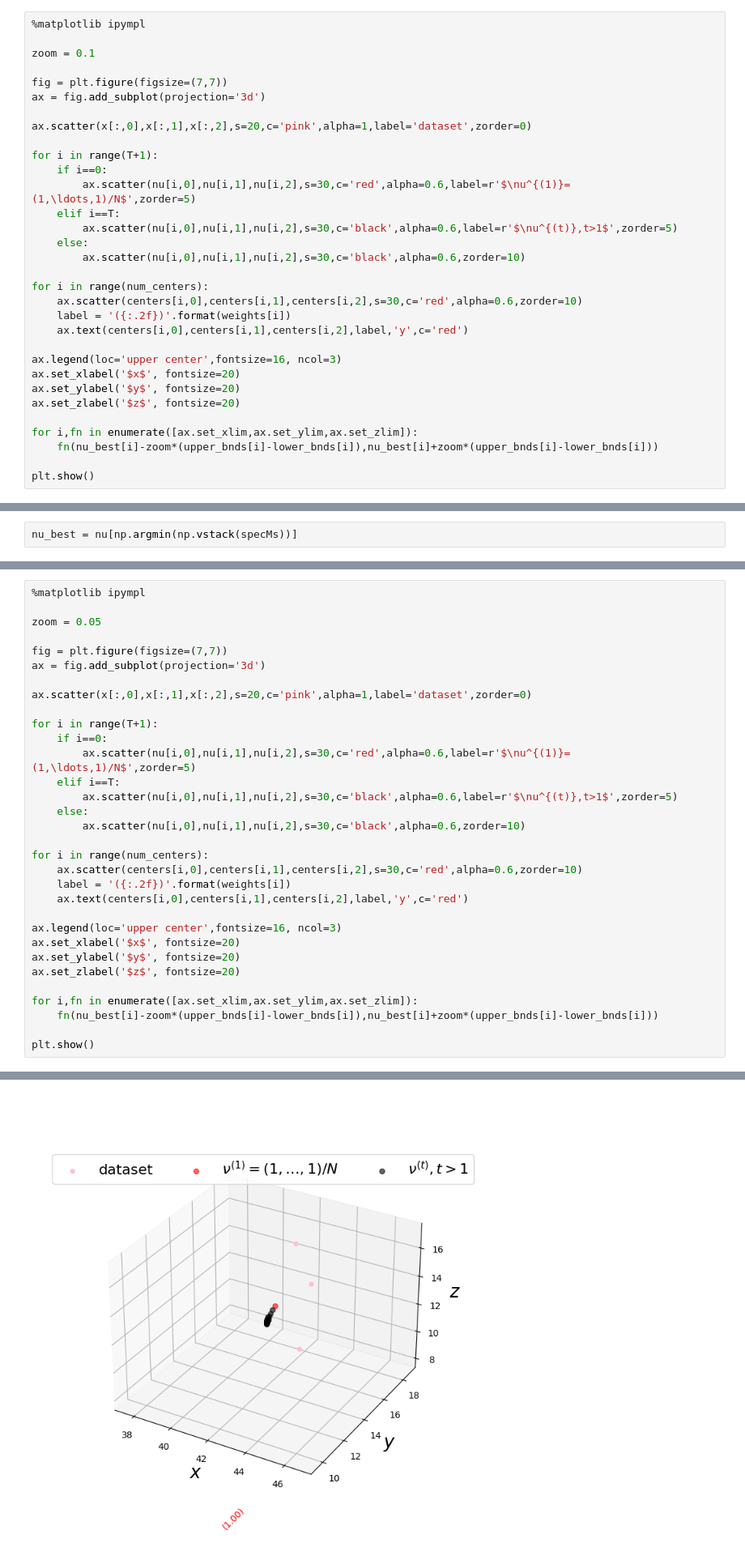
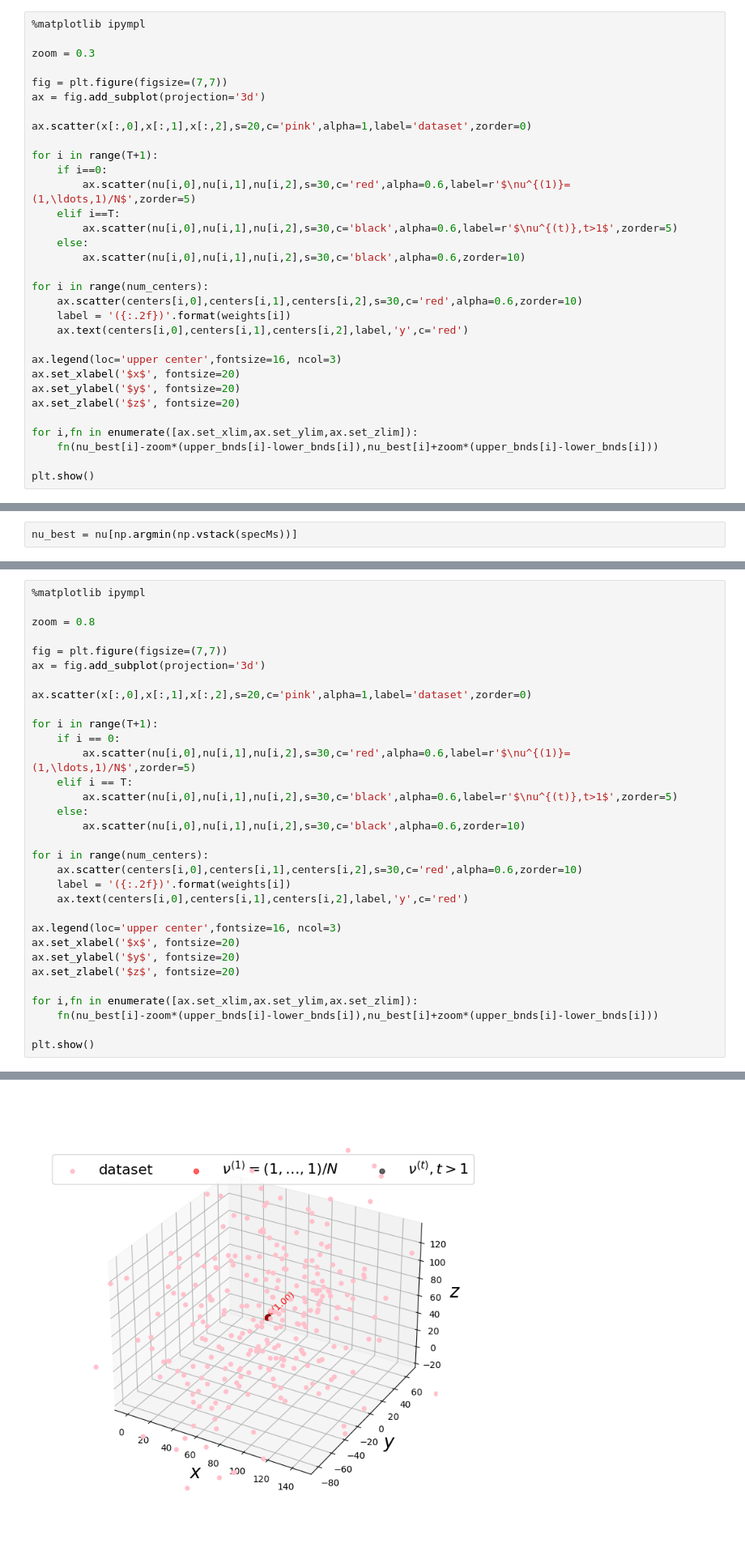
Before and after one commit to ordavidov/robust_mean_estimation, a Jupyter notebook: mean_estimation.ipynb, the cells around one changed output, grey strips where cells are left out. Shown at 81% size. Saved outputs shown, nothing was run; the diff lists cells and outputs as text.

```diff
--- a/mean_estimation.ipynb
+++ b/mean_estimation.ipynb
@@ -139,7 +136,7 @@ array([[43.72091438,  7.14574662,  3.04126905]])
 # %%
 %matplotlib ipympl
 
-zoom = 0.1
+zoom = 0.3
 
 fig = plt.figure(figsize=(7,7))
 ax = fig.add_subplot(projection='3d')
@@ -239,35 +235,35 @@ array([[43.72091438,  7.14574662,  3.04126905]])
 # %%
 %matplotlib ipympl
 
-zoom = 0.05
+zoom = 0.8
 
 fig = plt.figure(figsize=(7,7))
 ax = fig.add_subplot(projection='3d')
 
 ax.scatter(x[:,0],x[:,1],x[:,2],s=20,c='pink',alpha=1,label='dataset',zorder=0)
 
 for i in range(T+1):
-    if i==0:
+    if i == 0:
         ax.scatter(nu[i,0],nu[i,1],nu[i,2],s=30,c='red',alpha=0.6,label=r'$\nu^{(1)}=(1,\ldots,1)/N$',zorder=5)
-    elif i==T:
+    elif i == T:
         ax.scatter(nu[i,0],nu[i,1],nu[i,2],s=30,c='black',alpha=0.6,label=r'$\nu^{(t)},t>1$',zorder=5)
     else:
         ax.scatter(nu[i,0],nu[i,1],nu[i,2],s=30,c='black',alpha=0.6,zorder=10)
 
 for i in range(num_centers):
     ax.scatter(centers[i,0],centers[i,1],centers[i,2],s=30,c='red',alpha=0.6,zorder=10)
     label = '({:.2f})'.format(weights[i])
     ax.text(centers[i,0],centers[i,1],centers[i,2],label,'y',c='red')
 
 ax.legend(loc='upper center',fontsize=16, ncol=3)
 ax.set_xlabel('$x$', fontsize=20)
 ax.set_ylabel('$y$', fontsize=20)
 ax.set_zlabel('$z$', fontsize=20)
 
 for i,fn in enumerate([ax.set_xlim,ax.set_ylim,ax.set_zlim]):
     fn(nu_best[i]-zoom*(upper_bnds[i]-lower_bnds[i]),nu_best[i]+zoom*(upper_bnds[i]-lower_bnds[i]))
 
 plt.show()
 # %% [output]
 Warning: Cannot change to a different GUI toolkit: ipympl. Using widget instead.
-[figure, old version]
+[figure, new version]
```
Also changed, not shown: parts of 10 cells of this notebook, 1 other file.
